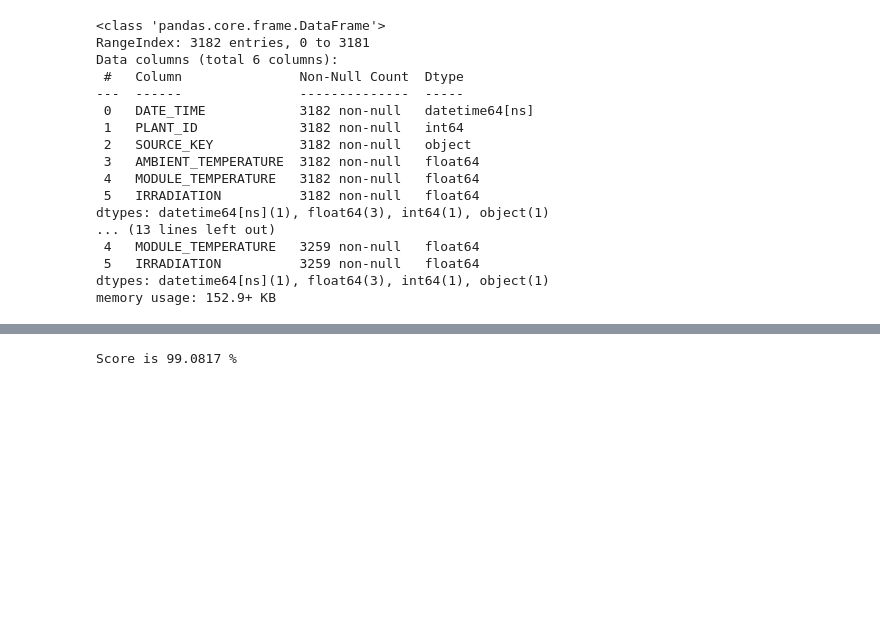
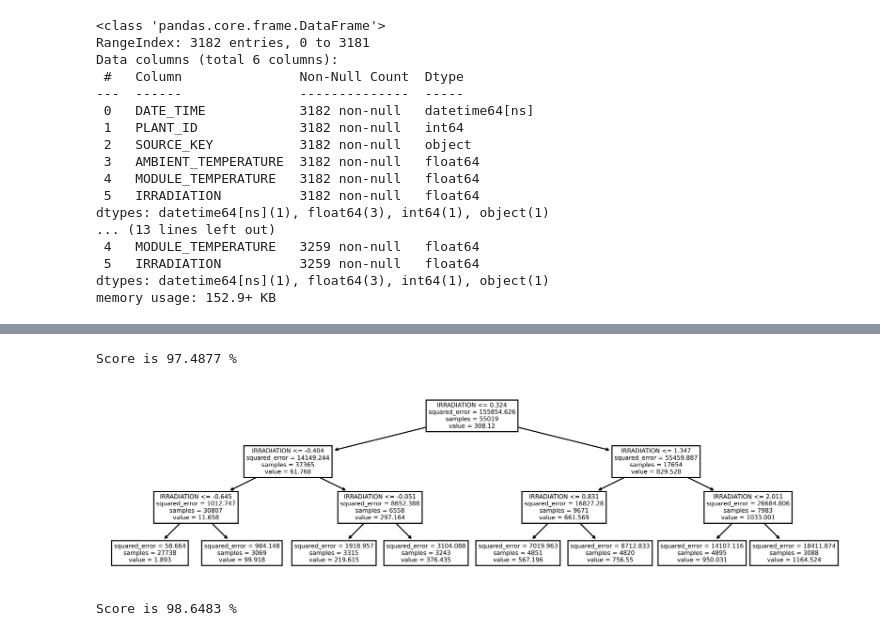
Before and after one commit to Julha19/AML_project, a Jupyter notebook: andi_AML.ipynb, the cells around one changed output, grey strips where cells are left out. Cells and saved outputs as stored; diff of their text form; code cells hidden in the pictures; blank space fills up the shorter version.

```diff
--- a/andi_AML.ipynb
+++ b/andi_AML.ipynb
@@ -319,13 +409,25 @@ Score is 98.4958 %
+# %%
+dtr = DecisionTreeRegressor(min_impurity_decrease=15, max_depth=3,  random_state=42)
+dtr.fit(X_train,y_train)
+
+dtr_score = dtr.score(X_test, y_test)
+print(f"Score is {dtr_score*100:.4f} %")
+
+plt.figure(figsize=(12, 3), dpi=600)
+tree_dot = plot_tree(dtr, feature_names=feature_names)
+# %% [output]
+Score is 97.4877 %
+[figure, added]
 # %%
 # Change later. Copied directly from Kaggle, just to see results, and see whether I get  close to the same result
 # Can change more settings for decision tree / random forest
 
 from sklearn.ensemble import RandomForestRegressor
 
-rfr = RandomForestRegressor()
+rfr = RandomForestRegressor(n_estimators=100, min_impurity_decrease=0.0, max_depth=None,  random_state=42)
 rfr.fit(X_train,y_train)
 
 rfr_score = rfr.score(X_test, y_test)
 print(f"Score is {rfr_score*100:.4f} %")
 # %% [output]
-Score is 99.0817 %
+Score is 98.6483 %
```
Also changed, not shown: parts of 8 cells of this notebook, 2 other files.
